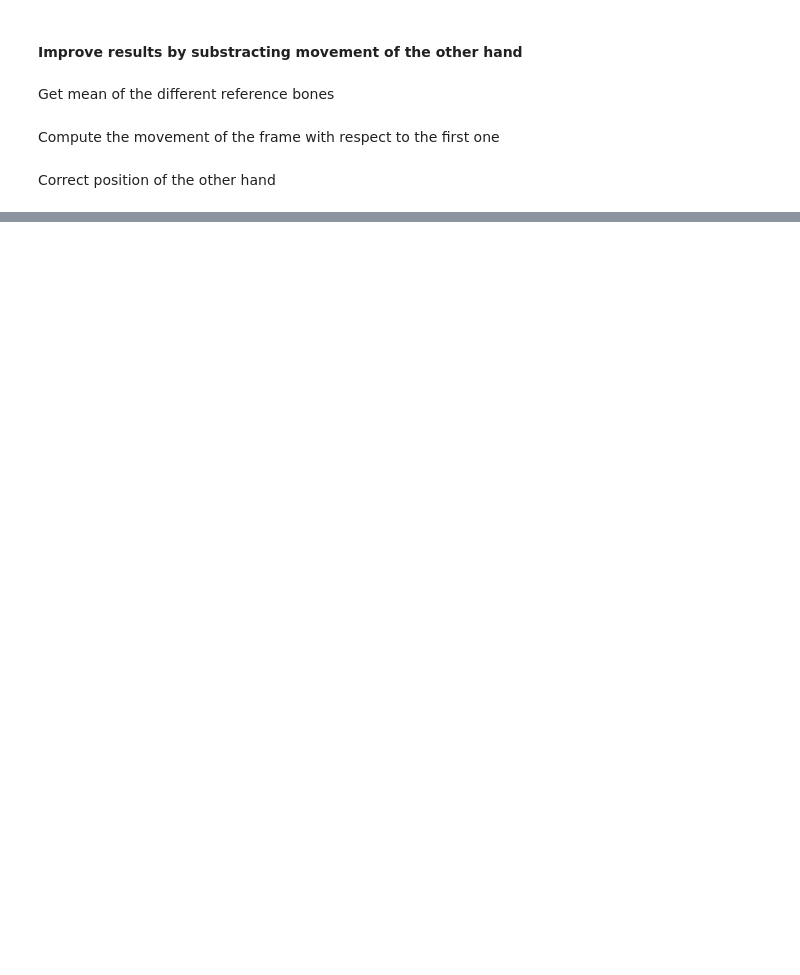
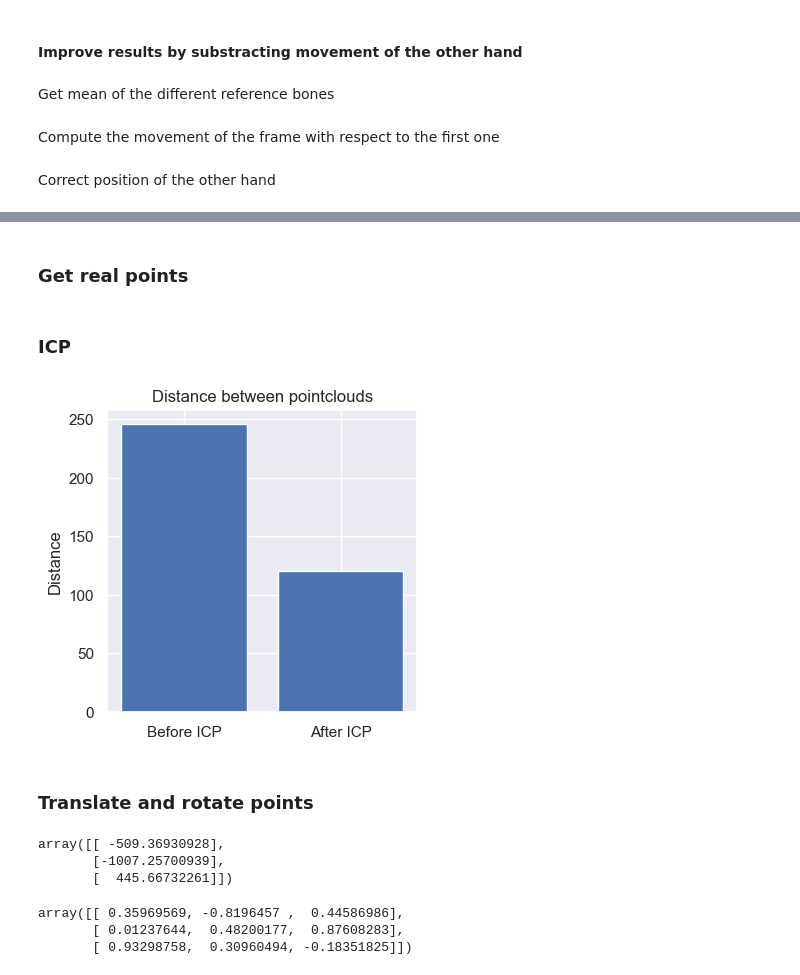
Before and after one commit to lucas-ventura/tactile2object, a Jupyter notebook: manus/extract_locations.ipynb, the cells around one changed output, grey strips where cells are left out. Saved outputs shown, nothing was run; the diff lists cells and outputs as text; code cells hidden in the pictures; blank space fills up the shorter version.

```diff
--- a/manus/extract_locations.ipynb
+++ b/manus/extract_locations.ipynb
@@ -443,0 +436,12 @@ plt.show()
+# %%
+def getAvgBonePosition(bone, frames):
+    positions = np.zeros((len(frames), 3))
+
+    for i, frame in enumerate(frames):
+        positions[i,:] = [
+            positionFingers.loc[frame, bone + "_x"] * 1000,
+            positionFingers.loc[frame, bone + "_y"] * 1000,
+            positionFingers.loc[frame, bone + "_z"] * 1000
+        ]
+
+    return np.mean(positions, axis=0) #.tolist()
@@ -443,0 +467,5 @@ plt.show()
+# %%
+mesh_path = "C:/Users/lucas/Desktop/UPC/MIT/tactile2object/estimate_object_pose/ycb_converted/035_power_drill.ply"
+
+picked_ids = [6796, 5958, 3626, 153, 563, 4257]
+pcd, points_sim = get_sim_points(mesh_path, picked_ids, scale=0.8)
@@ -443,0 +481,18 @@ plt.show()
+# %% [markdown]
+### Get real points
+# %%
+frames_touching = [
+    [5900, 6791, 7401],
+    [6009, 6888, 7237],
+    [6190, 7125],
+    [6340, 6645, 7527],
+    [6423],
+    [7690],
+]
+
+positions_real = []
+
+for frames in frames_touching:
+    positions_real.append(getAvgBonePosition(bone, frames))
+
+points_real = np.array(positions_real)
@@ -443,0 +511,13 @@ plt.show()
+# %% [markdown]
+### ICP
+# %%
+Q = np.array(points_sim).T
+P = np.array(points_real).T
+
+
+P_values, norm_values, corresp_values, R, t = icp_svd(P, Q)
+plot_bar_values(norm_values)
+# %% [output]
+[figure, added]
+# %% [markdown]
+### Translate and rotate points
@@ -443,0 +541,14 @@ plt.show()
+# %%
+t[0]
+# %% [output]
+array([[ -509.36930928],
+       [-1007.25700939],
+       [  445.66732261]])
+# %%
+
+
+R[0]
+# %% [output]
+array([[ 0.35969569, -0.8196457 ,  0.44586986],
+       [ 0.01237644,  0.48200177,  0.87608283],
+       [ 0.93298758,  0.30960494, -0.18351825]])
```
Also changed, not shown: parts of 31 cells of this notebook.
